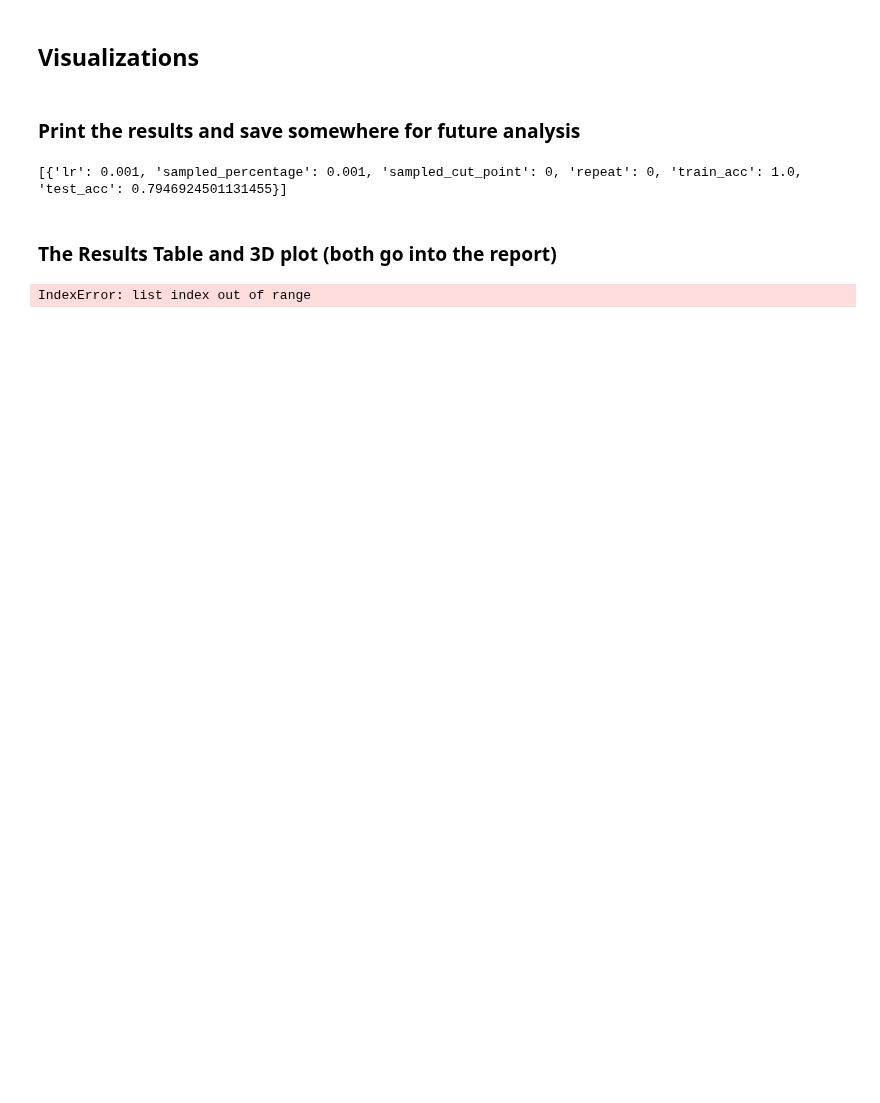
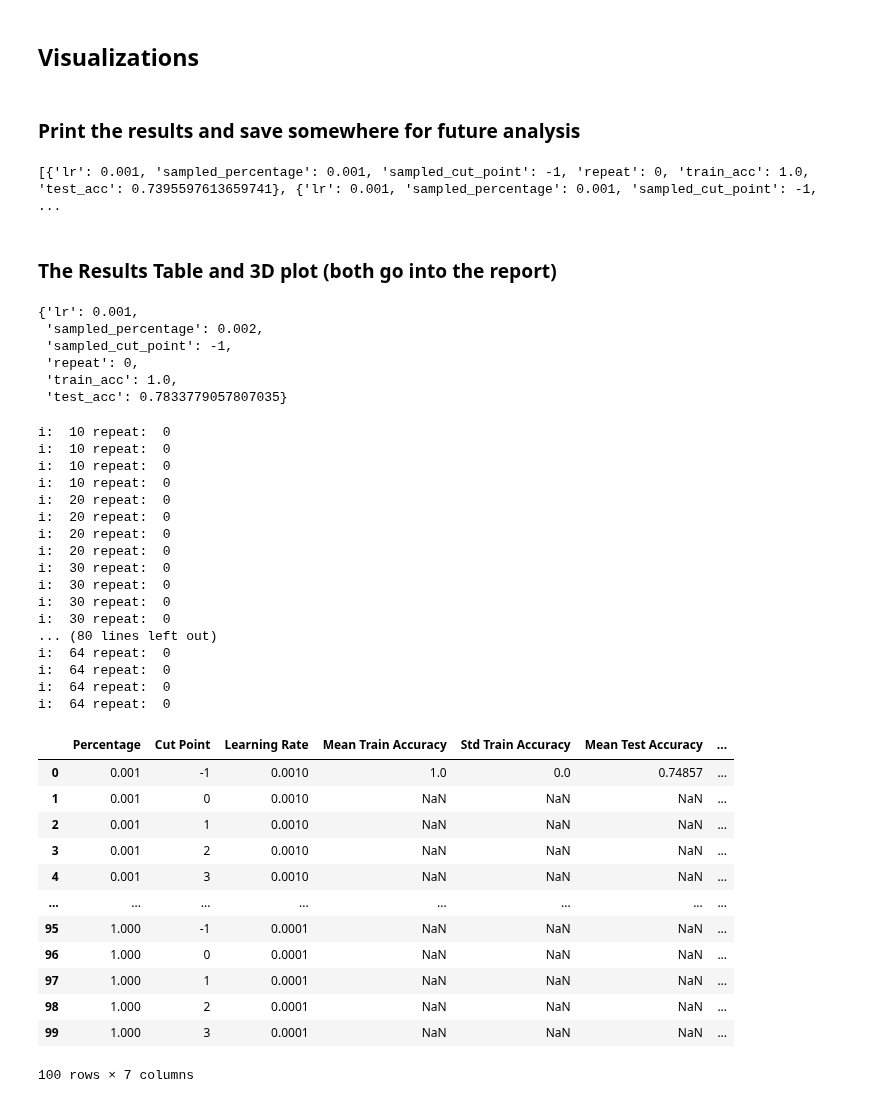
Before and after one commit to tusharmanekar/mp-tl-study, a Jupyter notebook: 50-50_MNIST/MNIST_CNN_3D_more_repeats.ipynb, the cells around one changed output. Drawn from its saved outputs; the diff is of its cells as text; code cells hidden in the pictures; blank space fills up the shorter version.

```diff
--- a/50-50_MNIST/MNIST_CNN_3D_more_repeats.ipynb
+++ b/50-50_MNIST/MNIST_CNN_3D_more_repeats.ipynb
@@ -574,8 +574,8 @@ def plot_layer_effective_ranks(model, print_ranks=True):
 - Reinitializing Dense 1: _YES_
 - Reinitializing Dense 2: _YES_
 # %%
-# device = torch.device("cuda" if torch.cuda.is_available() else "mps")
-device = torch.device("cuda" if torch.cuda.is_available() else "cpu")
+device = torch.device("cuda" if torch.cuda.is_available() else "mps")
+#device = torch.device("cuda" if torch.cuda.is_available() else "cpu")
 # %%
 percentages = [0.001, 0.002, 0.005, 0.01, 0.05, 0.1, 0.3, 0.5, 0.8, 1]
 learning_rates = [0.001, 0.0001]    # later change when we have lr per layer
@@ -719,6 +735,8 @@ Sampled Percentage: 0.001, Sampled Cut Point: 0, Lr: 0.001, Repeat: 1
 KeyboardInterrupt:
 # %% [markdown]
 ## Train the Baselines
+# %%
+results = []
 # %%
 #training of baseline, end to end, models (#trials x #percentages)
 
@@ -787,28 +806,67 @@ Training Accuracy: 0.8962, Test Accuracy: 0.8722
 # %%
 print(results)
 # %% [output]
-[{'lr': 0.001, 'sampled_percentage': 0.001, 'sampled_cut_point': 0, 'repeat': 0, 'train_acc': 1.0, 'test_acc': 0.7946924501131455}]
+[{'lr': 0.001, 'sampled_percentage': 0.001, 'sampled_cut_point': -1, 'repeat': 0, 'train_acc': 1.0, 'test_acc': 0.7395597613659741}, {'lr': 0.001, 'sampled_percentage': 0.001, 'sampled_cut_point': -1, ...
 # %% [markdown]
 ### The Results Table and 3D plot (both go into the report)
 # %%
 {"lr":lr, "sampled_percentage":sampled_percentage, "sampled_cut_point":-1, "repeat":repeat, "train_acc":train_acc, "test_acc":test_acc}
+# %%
+results[10]
+# %% [output]
+{'lr': 0.001,
+ 'sampled_percentage': 0.002,
+ 'sampled_cut_point': -1,
+ 'repeat': 0,
+ 'train_acc': 1.0,
+ 'test_acc': 0.7833779057807035}
 # %%
 # first of all convert results to df and calculate the mean and std of repats
 repeats_mean = []
 i = 0
 for lr in learning_rates:
     for sampled_percentage in percentages:
-        for sampled_cut_point in cuts:
+        for sampled_cut_point in [-1]+cuts:
+
             train, test = [], []
             for repeat in range(repeats):
                 if results[i]["repeat"] != repeat or results[i]["sampled_percentage"] != sampled_percentage or results[i]["sampled_cut_point"] != sampled_cut_point or results[i]["lr"] != lr:
                     print("i: ", i, "repeat: ", repeat)
                     break
                 train.append(results[i]["train_acc"])
                 test.append(results[i]["test_acc"])
                 i += 1
             repeats_mean.append((sampled_percentage, sampled_cut_point, lr, np.mean(train), np.std(train), np.mean(test), np.std(test)))
 df = pd.DataFrame(repeats_mean, columns=['Percentage', 'Cut Point', 'Learning Rate', 'Mean Train Accuracy', 'Std Train Accuracy', 'Mean Test Accuracy', 'Std Test Accuracy'])
 df
 # %% [output]
-IndexError: list index out of range
+i:  10 repeat:  0
+i:  10 repeat:  0
+i:  10 repeat:  0
+i:  10 repeat:  0
+i:  20 repeat:  0
+i:  20 repeat:  0
+i:  20 repeat:  0
+i:  20 repeat:  0
+i:  30 repeat:  0
+i:  30 repeat:  0
+i:  30 repeat:  0
+i:  30 repeat:  0
+... (80 lines left out)
+i:  64 repeat:  0
+i:  64 repeat:  0
+i:  64 repeat:  0
+i:  64 repeat:  0
+|  | Percentage | Cut Point | Learning Rate | Mean Train Accuracy | Std Train Accuracy | Mean Test Accuracy | ... |
+| 0 | 0.001 | -1 | 0.0010 | 1.0 | 0.0 | 0.74857 | ... |
+| 1 | 0.001 | 0 | 0.0010 | NaN | NaN | NaN | ... |
+| 2 | 0.001 | 1 | 0.0010 | NaN | NaN | NaN | ... |
+| 3 | 0.001 | 2 | 0.0010 | NaN | NaN | NaN | ... |
+| 4 | 0.001 | 3 | 0.0010 | NaN | NaN | NaN | ... |
+| ... | ... | ... | ... | ... | ... | ... | ... |
+| 95 | 1.000 | -1 | 0.0001 | NaN | NaN | NaN | ... |
+| 96 | 1.000 | 0 | 0.0001 | NaN | NaN | NaN | ... |
+| 97 | 1.000 | 1 | 0.0001 | NaN | NaN | NaN | ... |
+| 98 | 1.000 | 2 | 0.0001 | NaN | NaN | NaN | ... |
+| 99 | 1.000 | 3 | 0.0001 | NaN | NaN | NaN | ... |
+100 rows × 7 columns
```
Also changed, not shown: parts of 6 cells of this notebook, 2 other files.
